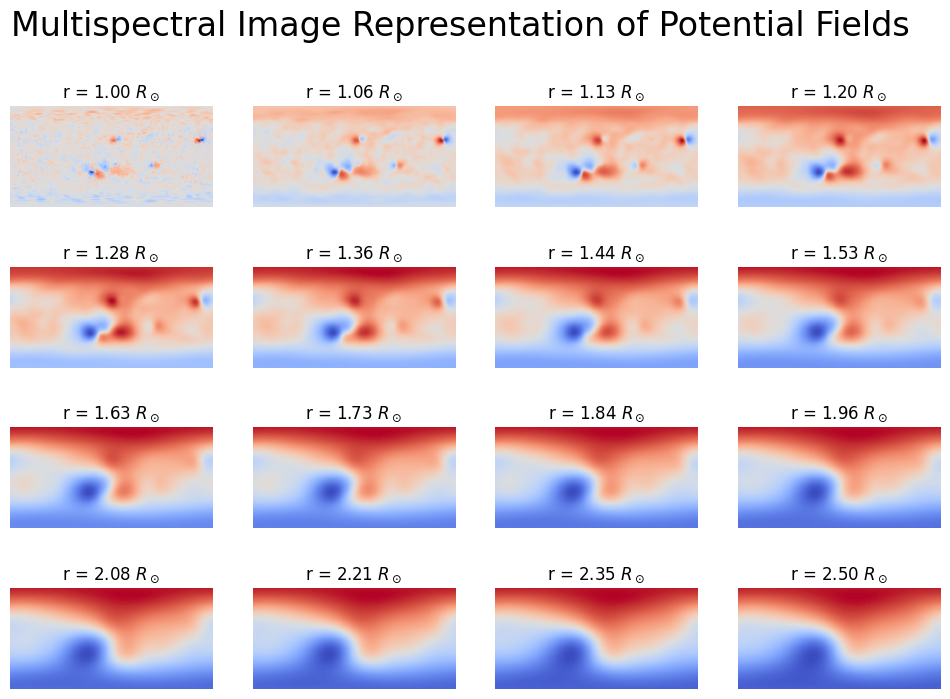
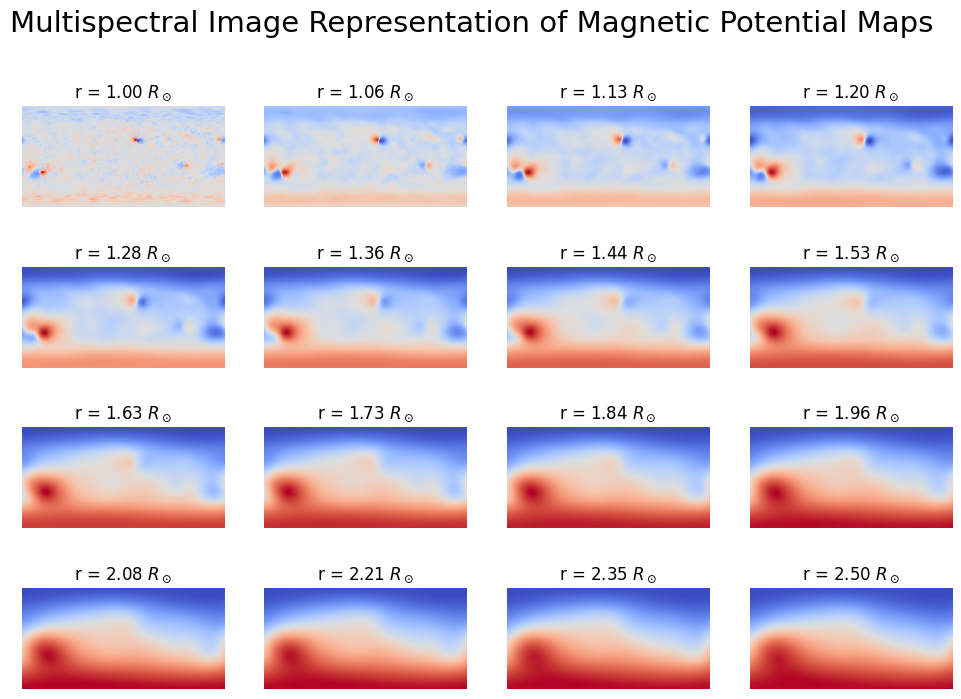
The change to this notebook cell's code, shown as a diff; its figure went from the first image to the second:
--- before
+++ after
@@ -10,5 +10,5 @@
     axes.flatten()[i].set_title(f'r = {config.radii[i]:.2f} $R_\\odot$')
 
-fig.suptitle('Multispectral Image Representation of Potential Fields', fontsize=24)
+fig.suptitle('Multispectral Image Representation of Magnetic Potential Maps', fontsize=21)
 
 !mkdir -p plots/paper

Commit: save